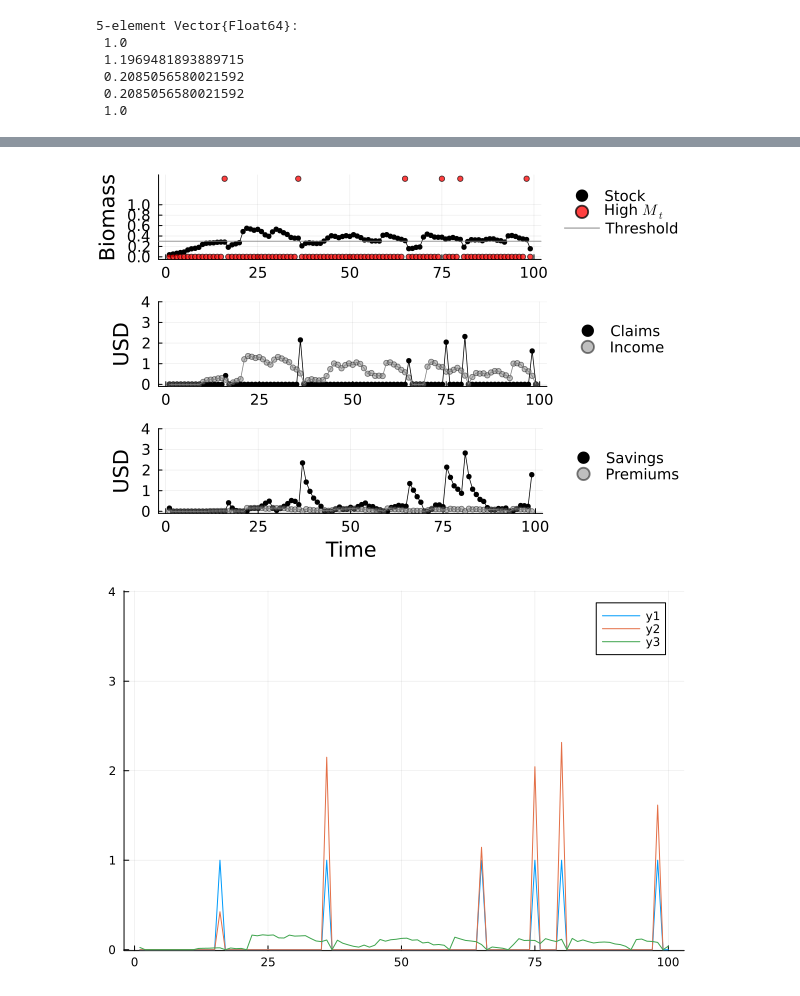
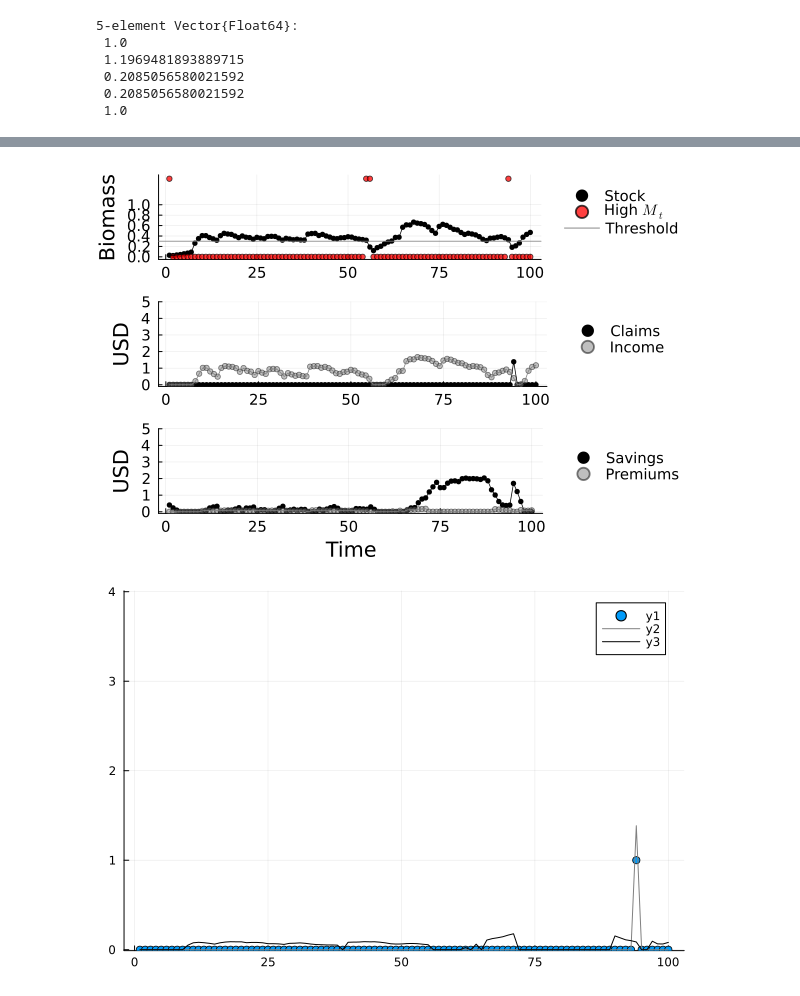
Before and after one commit to Jack-H-Buckner/FisheriesInsuranceModel, a Jupyter notebook: index_model/test_intermidiate.ipynb, the cells around one changed output, grey strips where cells are left out. Saved outputs shown, nothing was run; the diff lists cells and outputs as text; code cells hidden in the pictures.

```diff
--- a/index_model/test_intermidiate.ipynb
+++ b/index_model/test_intermidiate.ipynb
@@ -68,7 +66,7 @@ Plots.plot!(exp.(states[1,:]), width = 2)
 # %%
 states, m, f, h, y = simulate_trajectory(pars,X2,10000)
 Plots.scatter(states[1,:], states[2,:])
-bmax = 0.25; bmin = -3.5; Nb_grid = 14
+bmax = 0.25; bmin = -3.5; Nb_grid = 10
 b_grid = bmin:((bmax-bmin)/(Nb_grid-1)):bmax
 Δbmax = 1.25; Δbmin = -1.0; NΔb_grid = 8
 Δb_grid = Δbmin:((Δbmax-Δbmin)/(NΔb_grid-1)):Δbmax
@@ -79,7 +77,7 @@ Plots.scatter!(zeros(length(Δb_grid)),Δb_grid)
 # %% [markdown]
 ## Define remaining state grids
 # %%
-smax = 2.5; smin = -3.0; Ns_grid = 12
+smax = 2.5; smin = -3.0; Ns_grid = 10
 s_grid = smin:((smax-smin)/(Ns_grid-1)):smax
 Plots.plot(exp.(s_grid),s_grid)
 # %% [output]
@@ -92,7 +90,7 @@ nothing
 # %%
 κmin = 0.01; κmax = 0.99; Nκ = 15
 κ_grid = κmin:((κmax-κmin)/(Nκ-1)):κmax
-ηmin = 0.0; ηmax=0.2; Nη = 10
+ηmin = 0.0; ηmax=0.3; Nη = 5
 η_grid = ηmin:((ηmax-ηmin)/(Nη-1)):ηmax
 action_grid = [κ_grid,η_grid]
 
@@ -139,14 +136,14 @@ plot_value_function(prob)
 using LaTeXStrings
 include("plotting.jl")
 x = simulation(prob,El,Xmc,100;with_policy = false, s0 = nothing)
-plot_simulation(x)
+plot_simulation(x,max_USD = 5.0, max_Bt = 1.5)
 # %% [output]
-[figure, old version]
+[figure, new version]
 # %%
-Plots.plot(x.Zt, ylim = [-0.01,4.01])
-Plots.plot!(x.wt, ylim = [-0.01,4.01])
-Plots.plot!(x.ηt, ylim = [-0.01,4.01])
+Plots.scatter(x.Zt, ylim = [-0.01,4.01])
+Plots.plot!(x.wt, ylim = [-0.01,4.01], color = "grey")
+Plots.plot!(x.ηt, ylim = [-0.01,4.01], color = "black")
 # %% [output]
-[figure, old version]
+[figure, new version]
 # %%
 include("analysis.jl")
```
Also changed, not shown: parts of 13 cells of this notebook, 35 other files.
